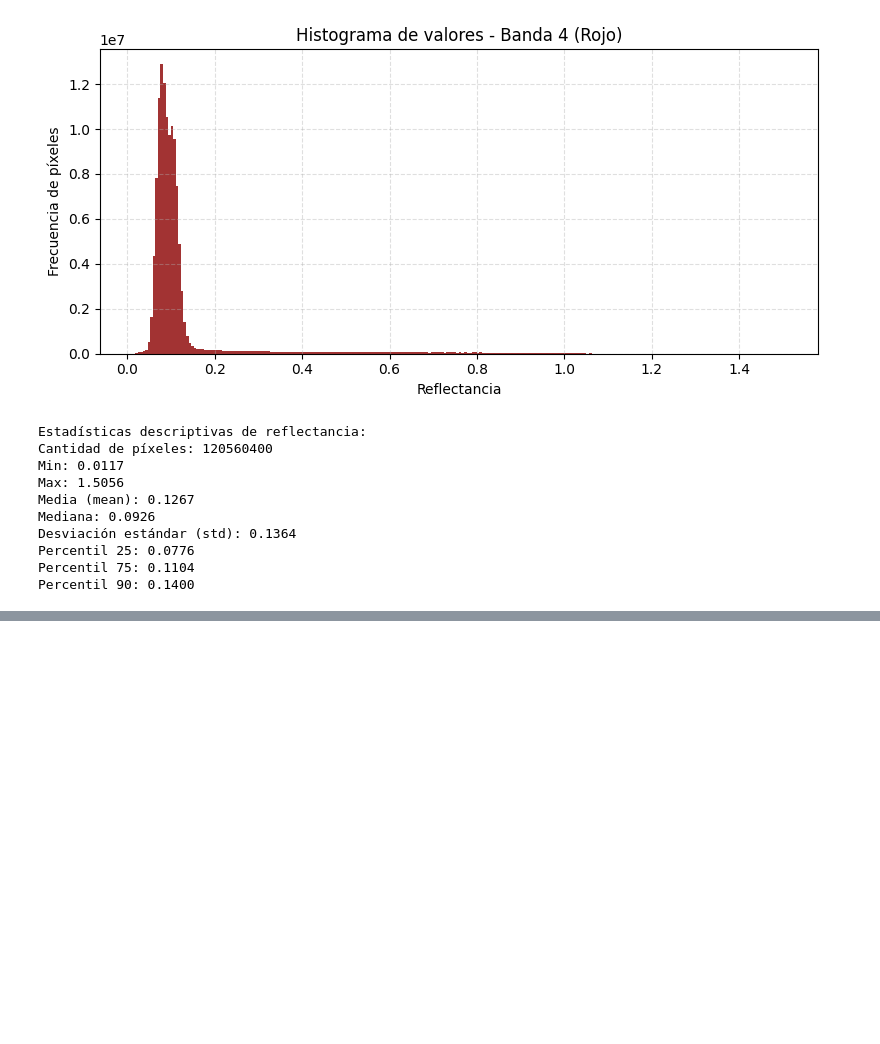
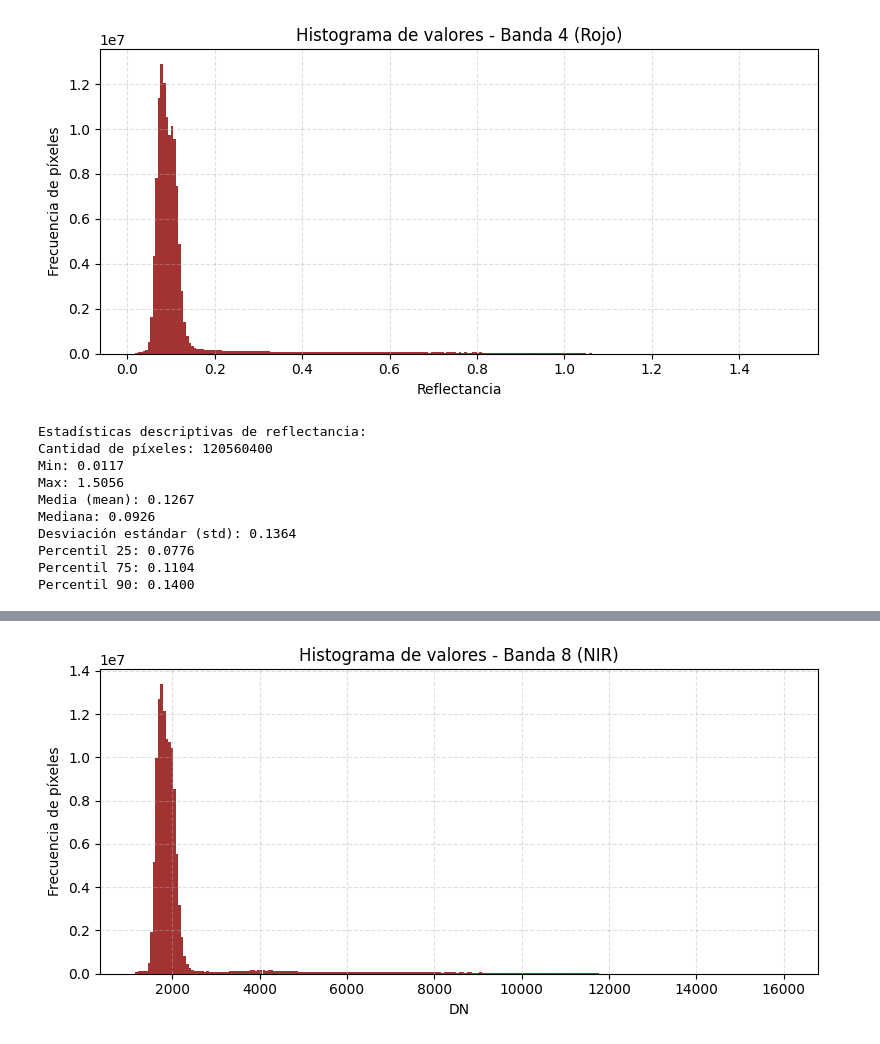
Before and after one commit to jdavidortega/Geographic_Data_Science_with_Python, a Jupyter notebook: processing_landsat_and_sentinel_data.ipynb, the cells around one changed output, grey strips where cells are left out. Drawn from its saved outputs; the diff is of its cells as text; code cells hidden in the pictures; blank space fills up the shorter version.

```diff
--- a/processing_landsat_and_sentinel_data.ipynb
+++ b/processing_landsat_and_sentinel_data.ipynb
@@ -126,0 +184,12 @@ Percentil 90: 0.1400
+# %%
+# Crear histograma de los valores de píxeles
+plt.figure(figsize=(8, 4))
+plt.hist(band8_sentinel.flatten(), bins=256, color='darkred', alpha=0.8)
+plt.title('Histograma de valores - Banda 8 (NIR)')
+plt.xlabel('DN')
+plt.ylabel('Frecuencia de píxeles')
+plt.grid(True, linestyle='--', alpha=0.4)
+plt.tight_layout()
+plt.show()
+# %% [output]
+[figure, added]
```
Also changed, not shown: parts of 25 cells of this notebook.
